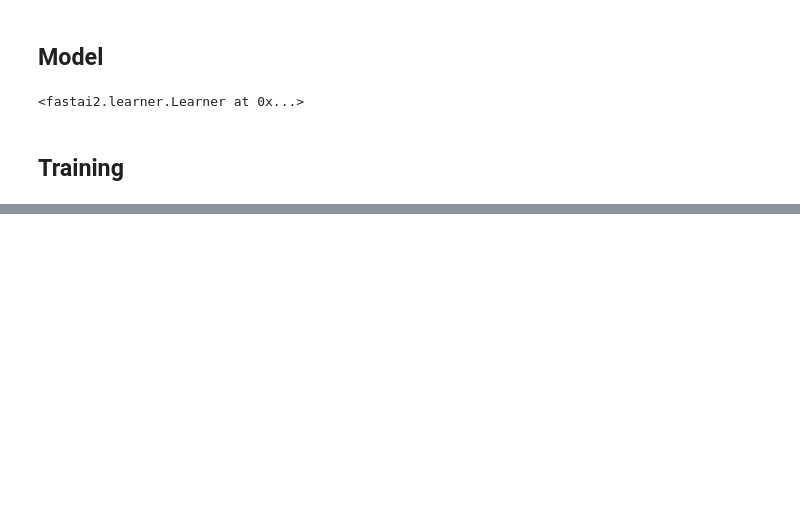
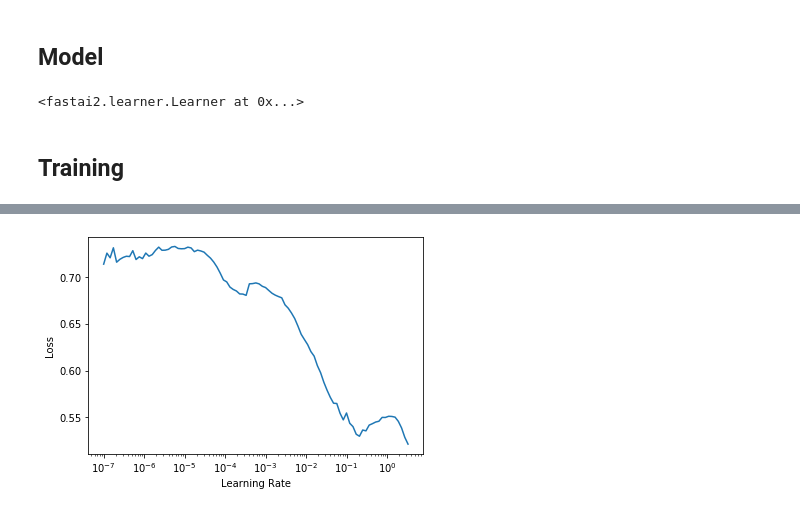
Before and after one commit to bearpelican/rsna_retro, a Jupyter notebook: 03_train3d_01_train3d.ipynb, the cells around one changed output, grey strips where cells are left out. Saved outputs shown, nothing was run; the diff lists cells and outputs as text; code cells hidden in the pictures; blank space fills up the shorter version.

```diff
--- a/03_train3d_01_train3d.ipynb
+++ b/03_train3d_01_train3d.ipynb
@@ -43,3 +39,6 @@ learn.load(f'runs/baseline-2', strict=False)
 ## Training
 # %%
 name = 'train3d_baseline'
+# %%
+learn.lr_find()
+# %% [output]
@@ -46 +46,2 @@ name = 'train3d_baseline'
+[figure, added]
 # %%
```
Also changed, not shown: parts of 15 cells of this notebook, 21 other files.
